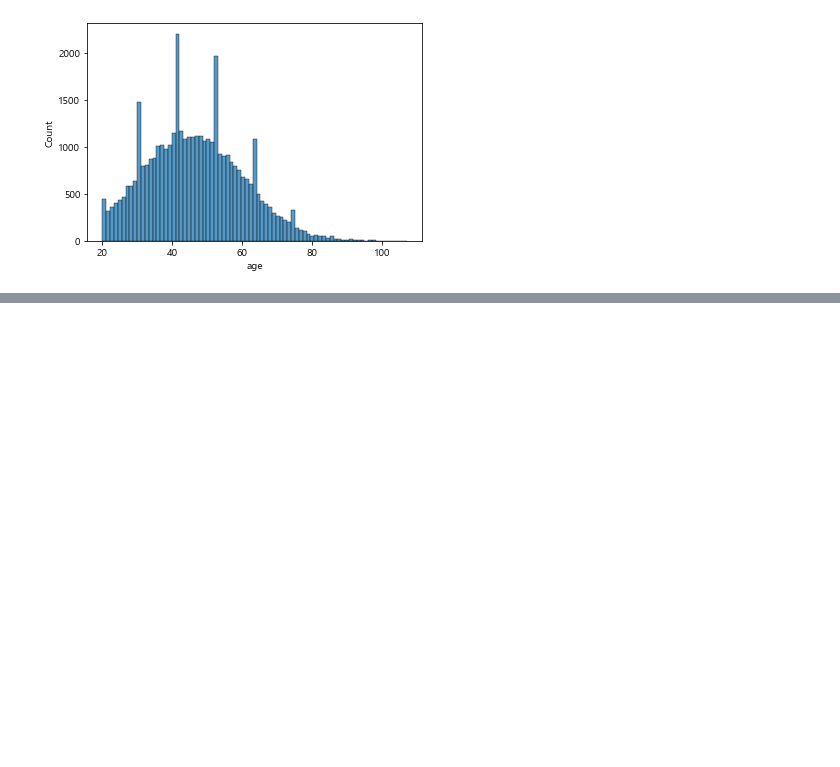
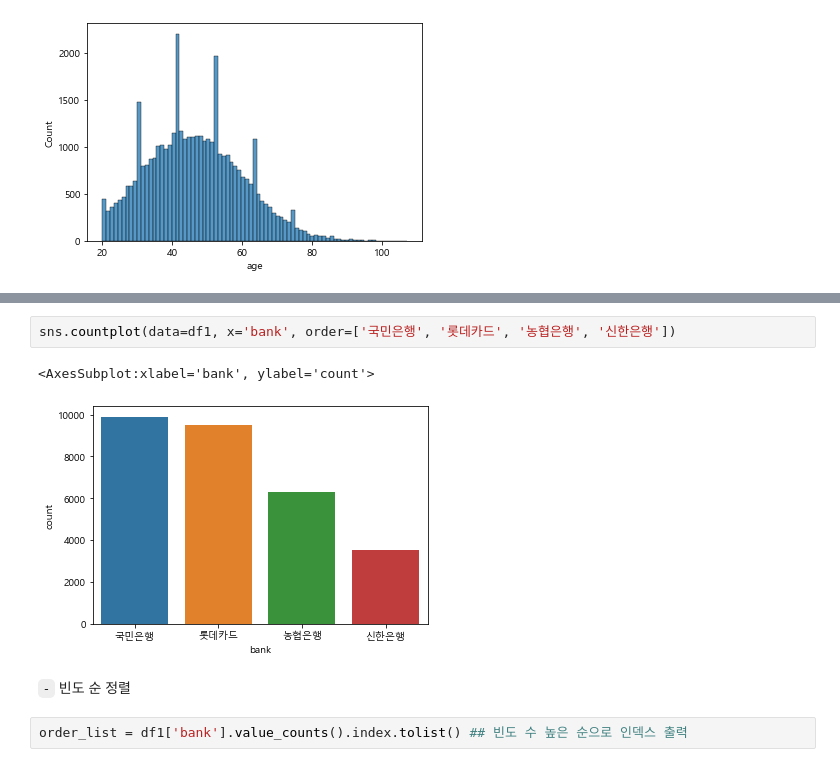
Before and after one commit to pinkocto/BP2022, a Jupyter notebook: _notebooks/2022-03-23-DV.ipynb, the cells around one changed output, grey strips where cells are left out. Drawn from its saved outputs; the diff is of its cells as text; blank space fills up the shorter version.

```diff
--- a/_notebooks/2022-03-23-DV.ipynb
+++ b/_notebooks/2022-03-23-DV.ipynb
@@ -91,0 +141,9 @@ sns.histplot(data=df1, x='age')
+# %%
+sns.countplot(data=df1, x='bank', order=['국민은행', '롯데카드', '농협은행', '신한은행'])
+# %% [output]
+<AxesSubplot:xlabel='bank', ylabel='count'>
+[figure, added]
+# %% [markdown]
+`-` 빈도 순 정렬
+# %%
+order_list = df1['bank'].value_counts().index.tolist() ## 빈도 수 높은 순으로 인덱스 출력
```
Also changed, not shown: parts of 16 cells of this notebook.
